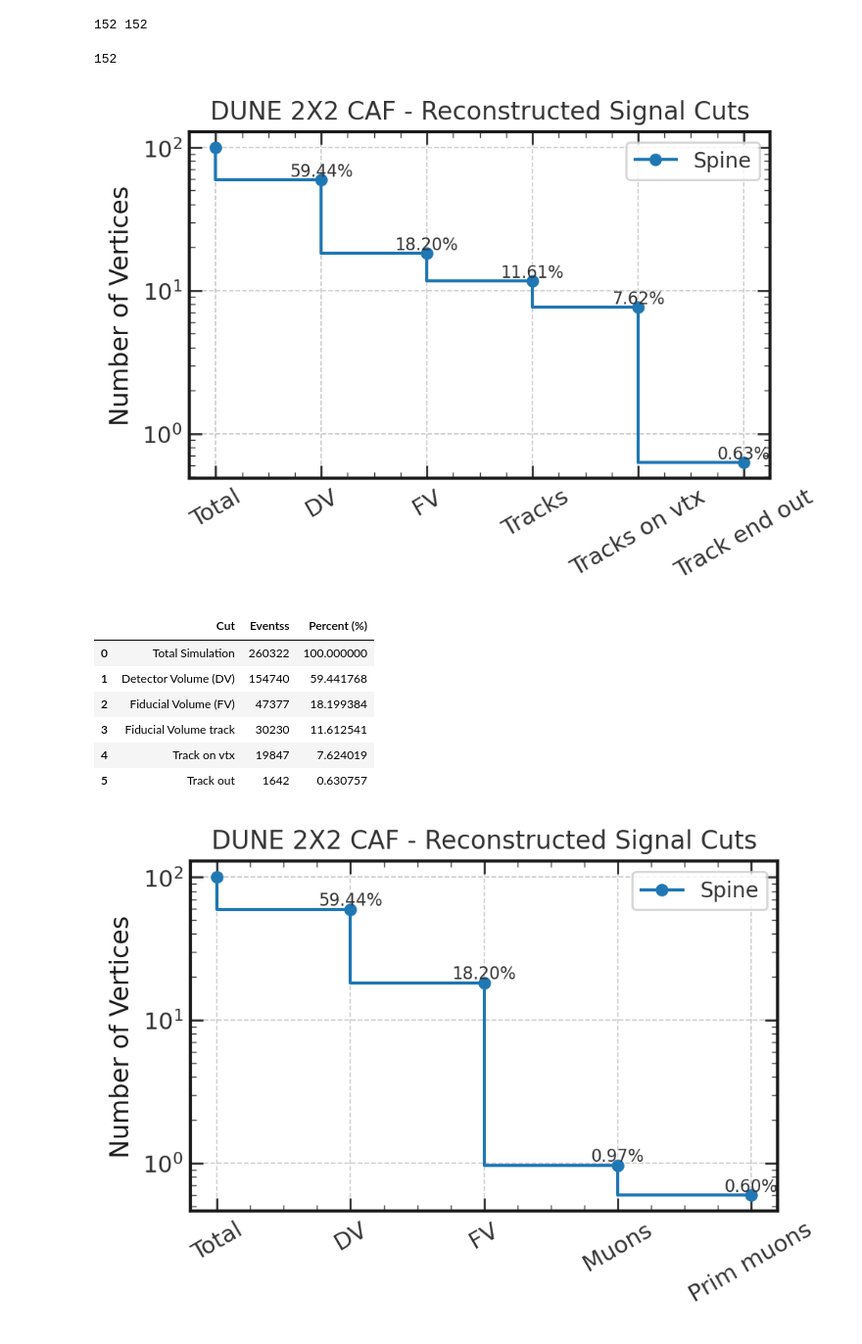
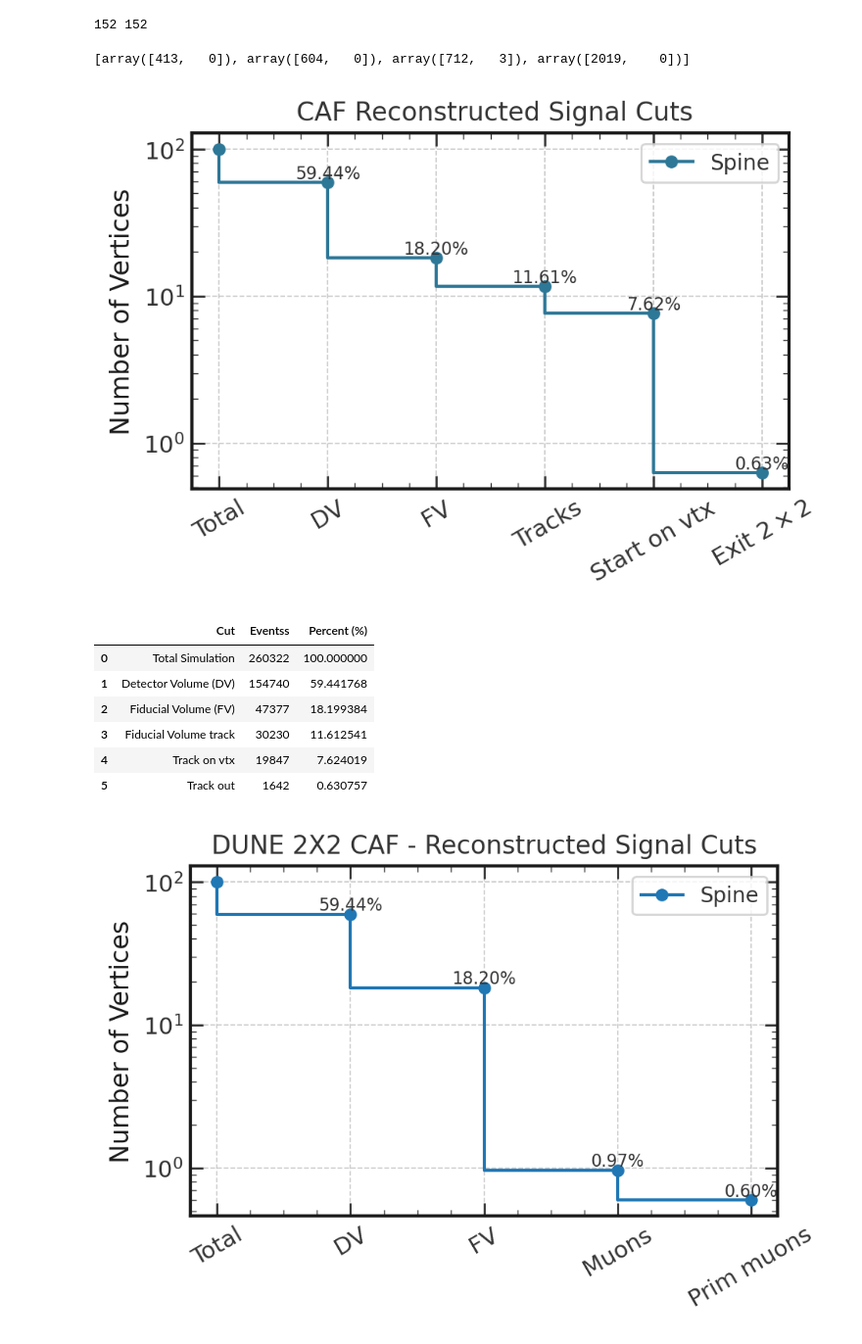
Before and after one commit to gkufatty/neutron-multiplicity, a Jupyter notebook: examples/neutron_selection_caf.ipynb, the cells around one changed output. Shown at 98% size. Drawn from its saved outputs; the diff is of its cells as text; code cells hidden in the pictures.

```diff
--- a/examples/neutron_selection_caf.ipynb
+++ b/examples/neutron_selection_caf.ipynb
@@ -641,7 +671,11 @@ vtx_x_candidates=[]
 vtx_y_candidates=[]
 vtx_z_candidates=[]
 
+candidate_event_vtx_r = []
+candidate_event_vtx_t = []
+
 for ev in range(len(df)):
+
 
     ev_data = df.iloc[ev]
 
@@ -756,42 +790,45 @@ for ev in range(len(df)):
                             vtx_x_candidates.append(ev_data['rec.common.ixn.dlp.vtx.x'][vtx_r])
                             vtx_y_candidates.append(ev_data['rec.common.ixn.dlp.vtx.y'][vtx_r])
                             vtx_z_candidates.append(ev_data['rec.common.ixn.dlp.vtx.z'][vtx_r])
+                            candidate_event_vtx_r.append(np.array([ev, vtx_r]))
+                            candidate_event_vtx_t.append(np.array([ev, vtx_t]))
+
 print(len(track_lenghts_reco), len(track_lenghts_match_truth))
 # %% [output]
 152 152
-# %%
-len(vtx_x_candidates)
-# %% [output]
-152
+# %%
+(candidate_event_vtx_r)
+# %% [output]
+[array([413,   0]), array([604,   0]), array([712,   3]), array([2019,    0])]
 # %%
 n_vtx_total=np.sum(df['rec.common.ixn.dlp..length'])
 portions=[n_vtx_total,  num_neutrinos_dv_r ,num_neutrinos_fv_r ,  num_track_fv, num_track_vtx_fv, num_track_vtx_out_fv]/((0.01*n_vtx_total))
 positions = [0,1,2,3,4,5]
-plt.step(positions,portions,marker='o',label='Spine')
+plt.step(positions,portions,marker='o', color='#2d7797',label='Spine')
 
-plt.xticks(positions,[r'Total', r'DV', r'FV', r' Tracks', r'Tracks on vtx', r'Track end out' ],rotation=30)
+plt.xticks(positions,[r'Total', r'DV', r'FV', r' Tracks', r'Start on vtx', r'Exit $2\times 2$' ],rotation=30)
 for i, value in enumerate(portions):
     if i == 0:continue
     plt.text(positions[i], value, f'{value:.2f}%', ha='center', va='bottom', fontsize=8)
 plt.yscale('log')
-plt.title('DUNE 2X2 CAF - Reconstructed Signal Cuts')
+plt.title(' CAF Reconstructed Signal Cuts')
 plt.ylabel('Number of Vertices')
 plt.legend()
 plt.show()
 
 data = {
     'Cut': ['Total Simulation', 'Detector Volume (DV)',
                'Fiducial Volume (FV)',
                'Fiducial Volume track', 'Track on vtx', 'Track out'],
     'Eventss': [n_vtx_total,  num_neutrinos_dv_r ,num_neutrinos_fv_r ,  num_track_fv, num_track_vtx_fv, num_track_vtx_out_fv],
     'Percent (%)': portions
 }
 
 # Creating the DataFrame with the metric names as rows
 df_table_with_names = pd.DataFrame(data)
 df_table_with_names
 # %% [output]
-[figure, old version]
+[figure, new version]
 |  | Cut | Eventss | Percent (%) |
 | 0 | Total Simulation | 260322 | 100.000000 |
 | 1 | Detector Volume (DV) | 154740 | 59.441768 |
```
Also changed, not shown: parts of 13 cells of this notebook.
